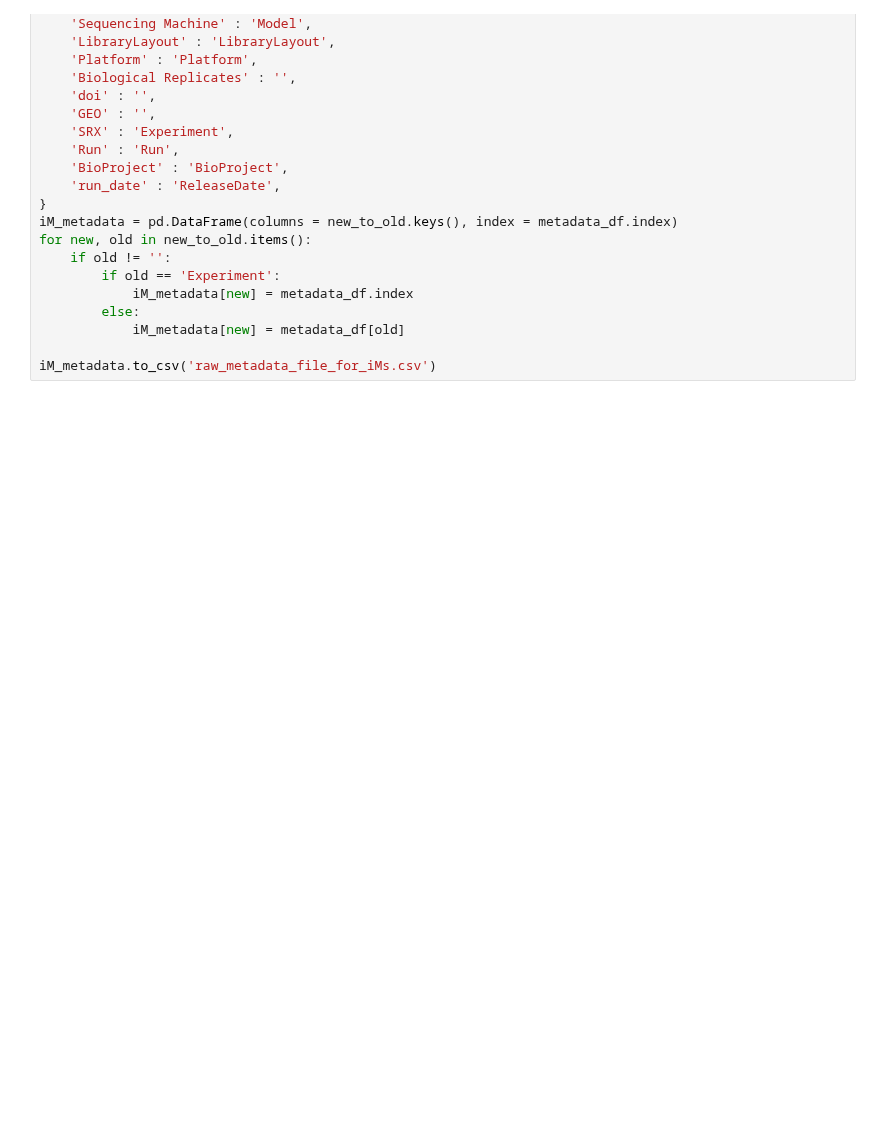
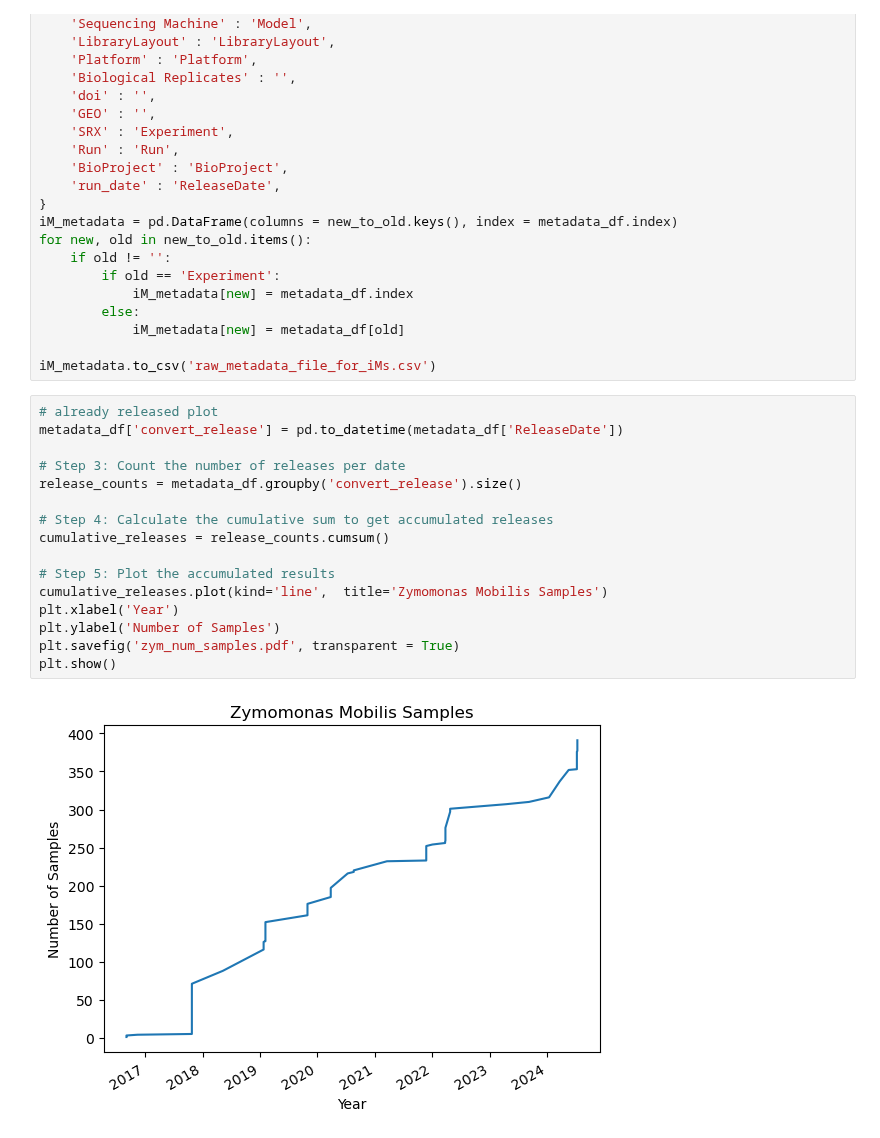
Before and after one commit to cristalzucsd/iModulonMiner, a Jupyter notebook: 5_characterize_iModulons/6_investigate_metadata_and_curate_metadata.ipynb, the cells around one changed output. Cells and saved outputs as stored; diff of their text form; blank space fills up the shorter version.

```diff
--- a/5_characterize_iModulons/6_investigate_metadata_and_curate_metadata.ipynb
+++ b/5_characterize_iModulons/6_investigate_metadata_and_curate_metadata.ipynb
@@ -104,3 +118,21 @@ for new, old in new_to_old.items():
             iM_metadata[new] = metadata_df[old]
 
 iM_metadata.to_csv('raw_metadata_file_for_iMs.csv')
+# %%
+# already released plot
+metadata_df['convert_release'] = pd.to_datetime(metadata_df['ReleaseDate'])
+
+# Step 3: Count the number of releases per date
+release_counts = metadata_df.groupby('convert_release').size()
+
+# Step 4: Calculate the cumulative sum to get accumulated releases
+cumulative_releases = release_counts.cumsum()
+
+# Step 5: Plot the accumulated results
+cumulative_releases.plot(kind='line',  title='Zymomonas Mobilis Samples')
+plt.xlabel('Year')
+plt.ylabel('Number of Samples')
+plt.savefig('zym_num_samples.pdf', transparent = True)
+plt.show()
+# %% [output]
+[figure, added]
```
Also changed, not shown: parts of 4 cells of this notebook, 1 other file.
